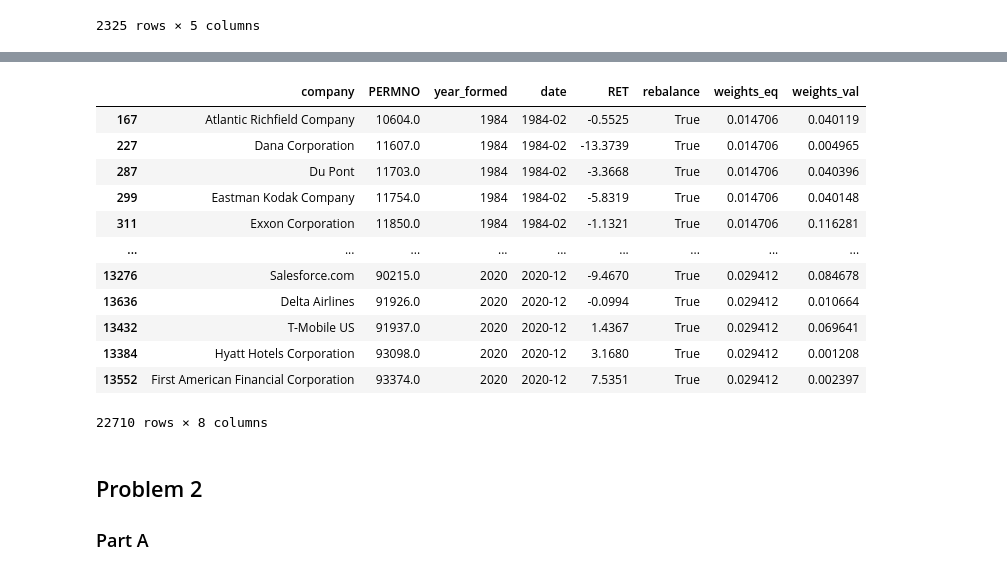
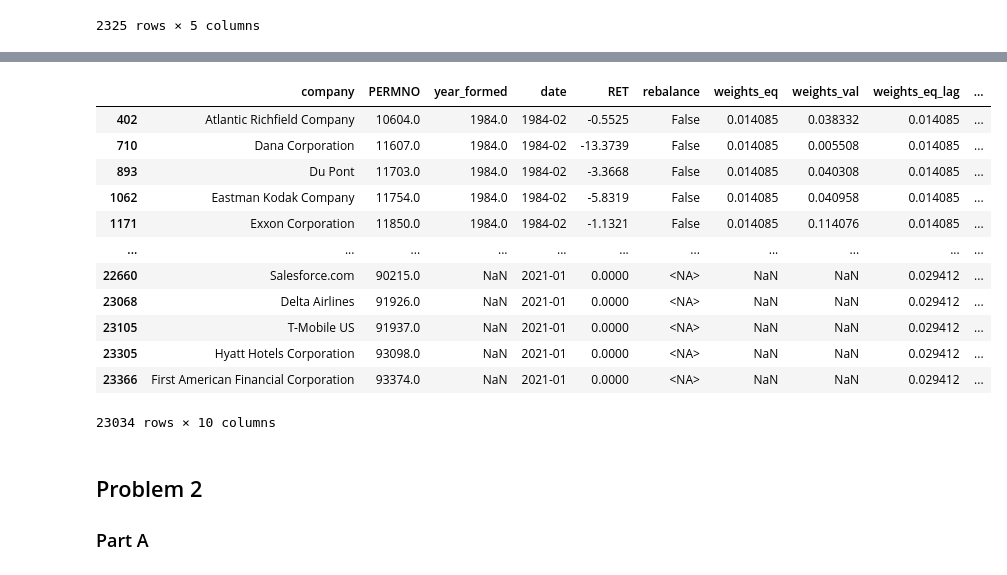
Before and after one commit to KMcCand/Hedge_Funds_Caltech, a Jupyter notebook: BEM114 HW3/BEM114_HW3_Andrew_Daniel_Kyle.ipynb, the cells around one changed output, grey strips where cells are left out. Drawn from its saved outputs; the diff is of its cells as text; code cells hidden in the pictures.

Commit message:
Fix weight shifting bug

```diff
--- a/BEM114 HW3/BEM114_HW3_Andrew_Daniel_Kyle.ipynb
+++ b/BEM114 HW3/BEM114_HW3_Andrew_Daniel_Kyle.ipynb
@@ -94,15 +133,14 @@ crsp = crsp.dropna(subset=['PRC', 'RET'])
 # Set types for relevant columns
 crsp = crsp.astype({'date': 'string', 'SHRCD': 'int', 'EXCHCD': 'int'})
 
-# [From HW2] Filter SHRCD and EXCHCD, remove negative prices
+# [From HW2] Filter SHRCD and EXCHCD
 crsp = crsp[crsp['SHRCD'].isin([10, 11])]
 crsp = crsp[crsp['EXCHCD'].isin([1, 2, 3])]
-crsp = crsp[crsp['PRC'] >= 0]
 
 # Reformat date column and add market value column
 crsp['date'] = crsp['date'].str[:-3]
 crsp['year'] = crsp['date'].str[:-3].astype('int')
-crsp['MV'] = crsp['PRC'] * crsp['SHROUT']
+crsp['MV'] = np.abs(crsp['PRC']) * crsp['SHROUT']
 crsp['RET'] *= 100
 crsp
 # %% [output]
@@ -201,20 +245,24 @@ bcw
 # %%
 # Merge bcw and crsp
 df = pd.merge(bcw, crsp, how='inner', on=['year', 'PERMNO'])
+df = df.sort_values(by=['PERMNO', 'date'])
 
 # Find dates where firms were listed and de-listed
-min_max = df.groupby('PERMNO')['date'].agg(['min', 'max'])
-special_dates = set(min_max['min'].tolist() + min_max['max'].tolist())
-prev = df['date'][0]
+special_dates = set(df.groupby('PERMNO')['date'].min().tolist())
+last_trade_dates = df.groupby('PERMNO')['date'].max().tolist()
+for date in last_trade_dates:
+    special_dates.add(get_next_month_str(date))
+
+# Add to special dates if any firms are de-listed then listed again
+prev_row = df.iloc[0]
 for _, row in df.iloc[1:].iterrows():
-    if row['date'] != prev:
+    if (not is_next_month(prev_row['date'], row['date'])) and (prev_row['PERMNO'] == row['PERMNO']):
+        special_dates.add(get_next_month_str(prev_row['date']))
         special_dates.add(row['date'])
-    prev = row['date']
+    prev_row = row
 
-# Add rebalance column and shift down to the month it will apply
-df['rebalance'] = (df['date'].str[-2:] == '01') & (df['year'] == df['year_formed']) | (df['date'].isin(special_dates))
-df['rebalance'] = df.groupby('PERMNO')['rebalance'].shift(1)
-df = df.dropna(subset='rebalance')
+# Add rebalance column
+df['rebalance'] = ((df['date'].str[-2:] == '01') & (df['year'] == df['year_formed'])) | (df['date'].isin(special_dates))
 
 df = df.drop(['rank', 'SHRCD', 'EXCHCD', 'PRC', 'SHROUT'], axis=1)
 df = df.sort_values(by=['date'])
@@ -236,40 +284,49 @@ df
 # %%
 # Group by date and calculate weights
 df_weights = df.groupby('date', group_keys=False).apply(calc_weights)
 
 # Assert that calc_weights is returning weights when rebalance is needed only
 assert len(df_weights[(df_weights['rebalance'] == True) & (np.isnan(df_weights['weights_eq']))]) == 0
 assert len(df_weights[(df_weights['rebalance'] == True) & (np.isnan(df_weights['weights_val']))]) == 0
 
 # Fill the NaNs returned from calc_weights when there are no rebalances
 # using the weights for that PERMNO on the previous date
 df_weights = df_weights.sort_values(['PERMNO', 'date'])
 df_weights['weights_eq'] = df_weights['weights_eq'].fillna(method='ffill')
 df_weights['weights_val'] = df_weights['weights_val'].fillna(method='ffill')
 
+# Pad all stocks with 1 extra month of 0 returns for weight shift
+df_weights = df_weights.groupby('PERMNO').apply(add_padding_month).reset_index(drop=True)
+
+# Shift weights
+df_weights = df_weights.sort_values(['PERMNO', 'date'])
+df_weights['weights_eq_lag'] = df_weights.groupby('PERMNO')['weights_eq'].shift(1)
+df_weights['weights_val_lag'] = df_weights.groupby('PERMNO')['weights_val'].shift(1)
+df_weights = df_weights.dropna(subset=['weights_eq_lag', 'weights_val_lag'])
+
 # Assert that weights add up to one for all dates
-test1 = df_weights.groupby('date')['weights_eq'].sum()
-test2 = df_weights.groupby('date')['weights_val'].sum()
+test1 = df_weights.groupby('date')['weights_eq_lag'].sum()
+test2 = df_weights.groupby('date')['weights_val_lag'].sum()
 assert test1.apply(lambda x: np.isclose(x, 1.0, atol=0.00001)).all()
 assert test2.apply(lambda x: np.isclose(x, 1.0, atol=0.00001)).all()
 
 df_weights = df_weights.drop(['year', 'MV'], axis=1)
 df_weights = df_weights.sort_values(['date', 'PERMNO'])
 df_weights
 # %% [output]
-|  | company | PERMNO | year_formed | date | RET | rebalance | weights_eq | weights_val |
-| 167 | Atlantic Richfield Company | 10604.0 | 1984 | 1984-02 | -0.5525 | True | 0.014706 | 0.040119 |
-| 227 | Dana Corporation | 11607.0 | 1984 | 1984-02 | -13.3739 | True | 0.014706 | 0.004965 |
-| 287 | Du Pont | 11703.0 | 1984 | 1984-02 | -3.3668 | True | 0.014706 | 0.040396 |
-| 299 | Eastman Kodak Company | 11754.0 | 1984 | 1984-02 | -5.8319 | True | 0.014706 | 0.040148 |
-| 311 | Exxon Corporation | 11850.0 | 1984 | 1984-02 | -1.1321 | True | 0.014706 | 0.116281 |
-| ... | ... | ... | ... | ... | ... | ... | ... | ... |
-| 13276 | Salesforce.com | 90215.0 | 2020 | 2020-12 | -9.4670 | True | 0.029412 | 0.084678 |
-| 13636 | Delta Airlines | 91926.0 | 2020 | 2020-12 | -0.0994 | True | 0.029412 | 0.010664 |
-| 13432 | T-Mobile US | 91937.0 | 2020 | 2020-12 | 1.4367 | True | 0.029412 | 0.069641 |
-| 13384 | Hyatt Hotels Corporation | 93098.0 | 2020 | 2020-12 | 3.1680 | True | 0.029412 | 0.001208 |
-| 13552 | First American Financial Corporation | 93374.0 | 2020 | 2020-12 | 7.5351 | True | 0.029412 | 0.002397 |
+|  | company | PERMNO | year_formed | date | RET | rebalance | weights_eq | weights_val | weights_eq_lag | ... |
+| 402 | Atlantic Richfield Company | 10604.0 | 1984.0 | 1984-02 | -0.5525 | False | 0.014085 | 0.038332 | 0.014085 | ... |
+| 710 | Dana Corporation | 11607.0 | 1984.0 | 1984-02 | -13.3739 | False | 0.014085 | 0.005508 | 0.014085 | ... |
+| 893 | Du Pont | 11703.0 | 1984.0 | 1984-02 | -3.3668 | False | 0.014085 | 0.040308 | 0.014085 | ... |
+| 1062 | Eastman Kodak Company | 11754.0 | 1984.0 | 1984-02 | -5.8319 | False | 0.014085 | 0.040958 | 0.014085 | ... |
+| 1171 | Exxon Corporation | 11850.0 | 1984.0 | 1984-02 | -1.1321 | False | 0.014085 | 0.114076 | 0.014085 | ... |
+| ... | ... | ... | ... | ... | ... | ... | ... | ... | ... | ... |
+| 22660 | Salesforce.com | 90215.0 | NaN | 2021-01 | 0.0000 | <NA> | NaN | NaN | 0.029412 | ... |
+| 23068 | Delta Airlines | 91926.0 | NaN | 2021-01 | 0.0000 | <NA> | NaN | NaN | 0.029412 | ... |
+| 23105 | T-Mobile US | 91937.0 | NaN | 2021-01 | 0.0000 | <NA> | NaN | NaN | 0.029412 | ... |
+| 23305 | Hyatt Hotels Corporation | 93098.0 | NaN | 2021-01 | 0.0000 | <NA> | NaN | NaN | 0.029412 | ... |
+| 23366 | First American Financial Corporation | 93374.0 | NaN | 2021-01 | 0.0000 | <NA> | NaN | NaN | 0.029412 | ... |
-22710 rows × 8 columns
+23034 rows × 10 columns
 # %% [markdown]
 ## Problem 2
 
```
Also changed, not shown: parts of 13 cells of this notebook.
